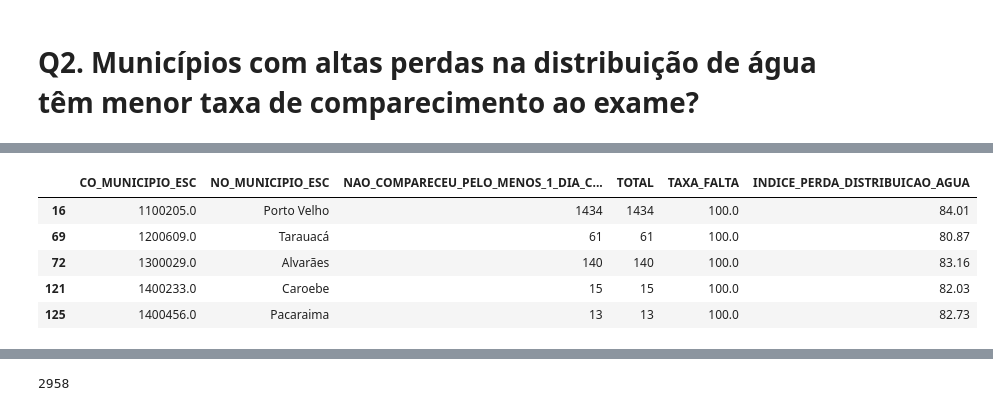
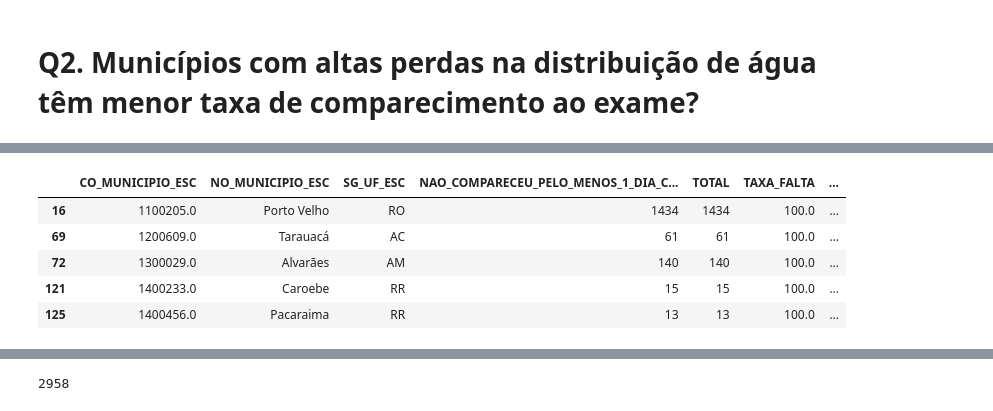
Before and after one commit to enzosakamoto/ecm514-projeto-I, a Jupyter notebook: src/IMT_Projeto_S1_enzo_joao_pedro_rafael_vitor.ipynb, the cells around one changed output, grey strips where cells are left out. Drawn from its saved outputs; the diff is of its cells as text; code cells hidden in the pictures.

```diff
--- a/src/IMT_Projeto_S1_enzo_joao_pedro_rafael_vitor.ipynb
+++ b/src/IMT_Projeto_S1_enzo_joao_pedro_rafael_vitor.ipynb
@@ -170,5 +151,0 @@ df.drop(
-# %%
-# Dropar linhas com CO_MUNICIPIO_ESC nulo
-df = df.dropna(subset=["CO_MUNICIPIO_ESC", "CO_MUNICIPIO_PROVA", "CO_UF_ESC", "CO_UF_PROVA"])
-
-df.shape
@@ -176,0 +152,7 @@ df.shape
+# %%
+shape_before = df.shape[0]
+print(f"Total de linhas antes do drop: {shape_before}")
+df = df.dropna(subset=["CO_MUNICIPIO_ESC"])
+shape_after = df.shape[0]
+print(f"Total de linhas após o drop: {shape_after}")
+print(f"Linhas removidas: {shape_before - shape_after}")
@@ -389,6 +378,5 @@ Analisando o resultado obtido, a diferença entre os alunos de maior desempenho
 # %%
 df_q2 = df.copy()
-df_q2 = df_q2[df_q2.CO_MUNICIPIO_ESC != 0]
 df_q2 = df_q2[df_q2.IN_TREINEIRO == 0]
 
 df_q2["NAO_COMPARECEU_PELO_MENOS_1_DIA"] = (
@@ -397,39 +385,39 @@ df_q2["NAO_COMPARECEU_PELO_MENOS_1_DIA"] = (
     | (df_q2.TP_PRESENCA_CN == 0)
     | (df_q2.TP_PRESENCA_MT == 0)
 )
 
 df_q2_group = (
     df_q2[df_q2.NAO_COMPARECEU_PELO_MENOS_1_DIA]
-    .groupby(["CO_MUNICIPIO_ESC", "NO_MUNICIPIO_ESC"])
+    .groupby(["CO_MUNICIPIO_ESC", "NO_MUNICIPIO_ESC", "SG_UF_ESC"])
     .agg(
         NAO_COMPARECEU_PELO_MENOS_1_DIA_COUNT=(
             "NAO_COMPARECEU_PELO_MENOS_1_DIA",
             "sum",
         ),
         TOTAL=("NU_INSCRICAO", "count"),
     )
     .reset_index()
 )
 
 df_q2_group["TAXA_FALTA"] = (
     df_q2_group["NAO_COMPARECEU_PELO_MENOS_1_DIA_COUNT"] / df_q2_group["TOTAL"]
 ) * 100
 
 df_q2_merged = df_q2_group.merge(
     df_saneamento, left_on="CO_MUNICIPIO_ESC", right_on="ID_MUNICIPIO"
 ).drop(columns=["ANO", "ID_MUNICIPIO"])[
     df_q2_group.columns.to_list() + ["INDICE_PERDA_DISTRIBUICAO_AGUA"]
 ]
 
 df_q2_merged = df_q2_merged[df_q2_merged.INDICE_PERDA_DISTRIBUICAO_AGUA >= 80]
 
 df_q2_merged.head()
 # %% [output]
-|  | CO_MUNICIPIO_ESC | NO_MUNICIPIO_ESC | NAO_COMPARECEU_PELO_MENOS_1_DIA_C... | TOTAL | TAXA_FALTA | INDICE_PERDA_DISTRIBUICAO_AGUA |
-| 16 | 1100205.0 | Porto Velho | 1434 | 1434 | 100.0 | 84.01 |
-| 69 | 1200609.0 | Tarauacá | 61 | 61 | 100.0 | 80.87 |
-| 72 | 1300029.0 | Alvarães | 140 | 140 | 100.0 | 83.16 |
-| 121 | 1400233.0 | Caroebe | 15 | 15 | 100.0 | 82.03 |
-| 125 | 1400456.0 | Pacaraima | 13 | 13 | 100.0 | 82.73 |
+|  | CO_MUNICIPIO_ESC | NO_MUNICIPIO_ESC | SG_UF_ESC | NAO_COMPARECEU_PELO_MENOS_1_DIA_C... | TOTAL | TAXA_FALTA | ... |
+| 16 | 1100205.0 | Porto Velho | RO | 1434 | 1434 | 100.0 | ... |
+| 69 | 1200609.0 | Tarauacá | AC | 61 | 61 | 100.0 | ... |
+| 72 | 1300029.0 | Alvarães | AM | 140 | 140 | 100.0 | ... |
+| 121 | 1400233.0 | Caroebe | RR | 15 | 15 | 100.0 | ... |
+| 125 | 1400456.0 | Pacaraima | RR | 13 | 13 | 100.0 | ... |
 # %%
 df_plot = df_q2_merged[
```
Also changed, not shown: parts of 39 cells of this notebook.
